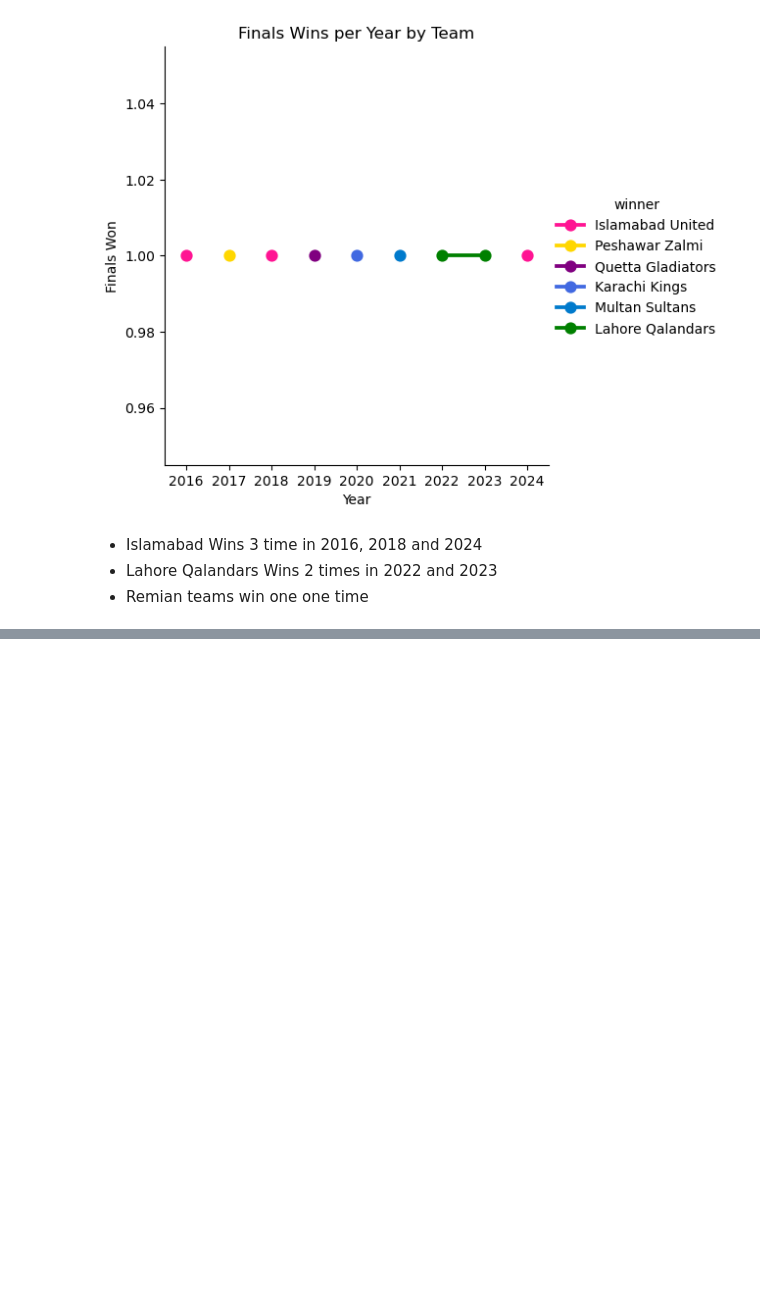
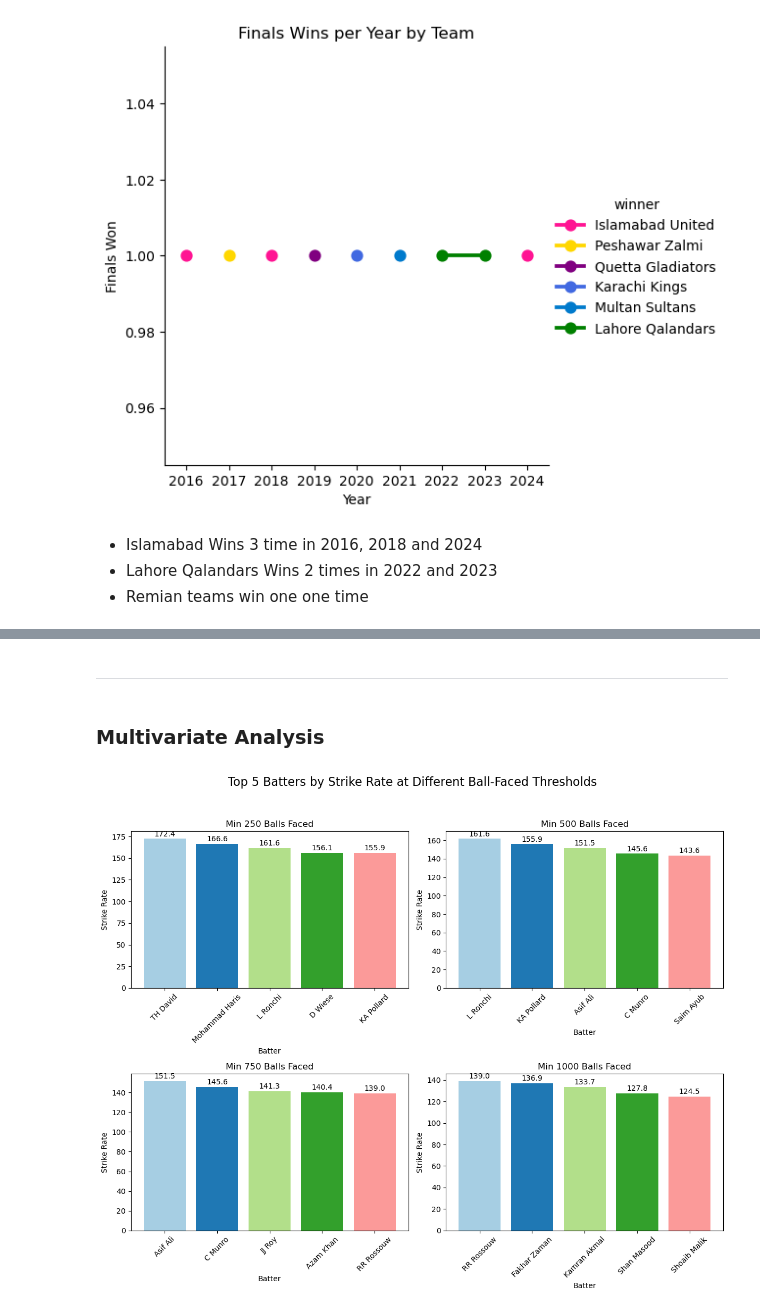
Before and after one commit to danisharain12/Machine-Learning-Projects, a Jupyter notebook: PSL 2025 Winner Prediction/PSL_2025_Winner_Prediction.ipynb, the cells around one changed output, grey strips where cells are left out. Drawn from its saved outputs; the diff is of its cells as text; code cells hidden in the pictures; blank space fills up the shorter version.

Commit message:
Working on Multivariate Analysis

```diff
--- a/PSL 2025 Winner Prediction/PSL_2025_Winner_Prediction.ipynb
+++ b/PSL 2025 Winner Prediction/PSL_2025_Winner_Prediction.ipynb
@@ -689,0 +590,4 @@ What It Tells You: Teams that balance both strong batting and bowling have a bet
+# %% [markdown]
+-------
+# %% [markdown]
+### Multivariate Analysis
@@ -689,0 +596,27 @@ What It Tells You: Teams that balance both strong batting and bowling have a bet
+# %%
+batting_stats = df.groupby('batter').agg({'batsman_runs': 'sum','ball': 'count'}).reset_index()
+batting_stats['strike_rate'] = (batting_stats['batsman_runs'] / batting_stats['ball']) * 100
+
+thresholds = [250, 500, 750, 1000]
+
+fig, axes = plt.subplots(2, 2, figsize=(12, 10))
+fig.suptitle("Top 5 Batters by Strike Rate at Different Ball-Faced Thresholds", fontsize=16)
+
+for ax, threshold in zip(axes.flat, thresholds):
+    filtered = batting_stats[batting_stats['ball'] >= threshold]
+    top_sr = filtered.sort_values(by='strike_rate', ascending=False).head(5)
+    colors = cm.Paired.colors[:len(top_sr)]
+    bars = ax.bar(top_sr['batter'], top_sr['strike_rate'], color=colors)
+    ax.set_title(f"Min {threshold} Balls Faced")
+    ax.set_xlabel("Batter")
+    ax.set_ylabel("Strike Rate")
+    ax.set_xticklabels(top_sr['batter'], rotation=45)
+
+    for bar in bars:
+        ax.text(bar.get_x() + bar.get_width()/2, bar.get_height() + 1,
+                round(bar.get_height(), 1), ha='center', va='bottom')
+
+plt.tight_layout(rect=[0, 0, 1, 0.95])
+plt.show()
+# %% [output]
+[figure, added]
```
Also changed, not shown: parts of 14 cells of this notebook.
